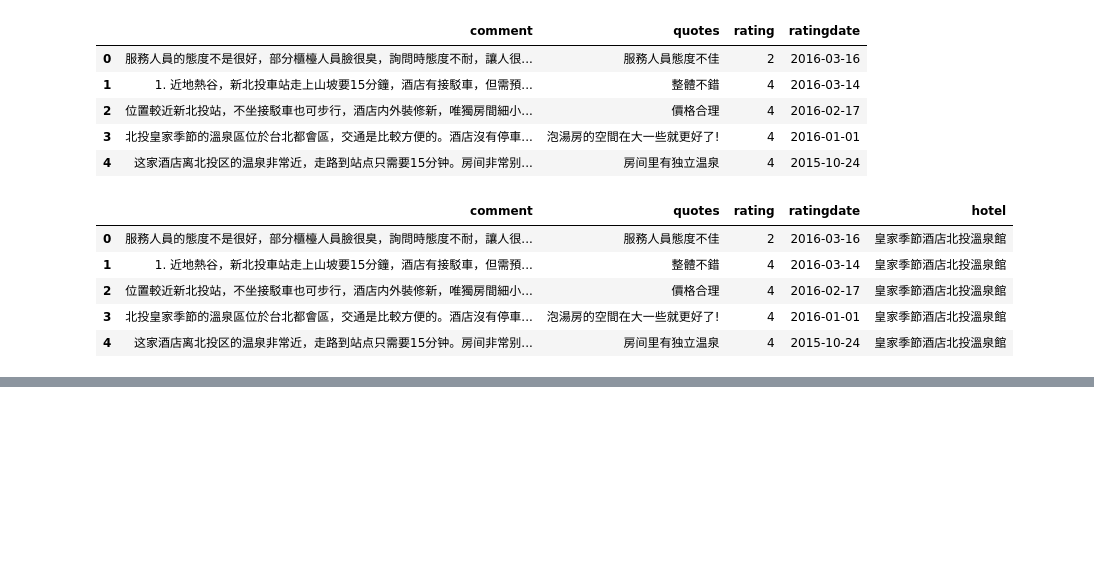
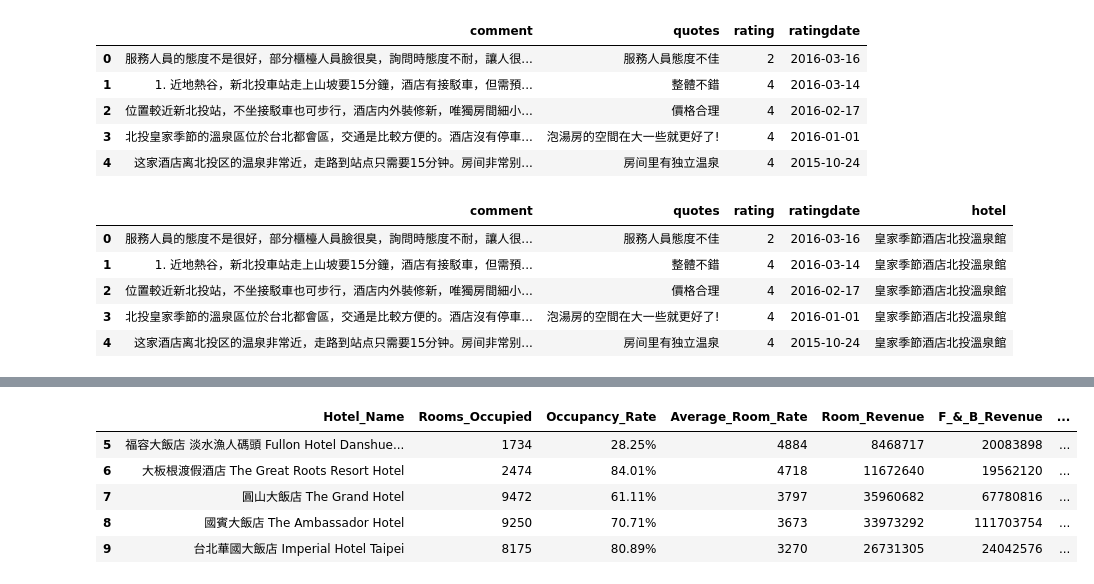
Before and after one commit to bcc2xp/pytravel, a Jupyter notebook: 20160417.ipynb, the cells around one changed output, grey strips where cells are left out. Drawn from its saved outputs; the diff is of its cells as text; code cells hidden in the pictures; blank space fills up the shorter version.

```diff
--- a/20160417.ipynb
+++ b/20160417.ipynb
@@ -556,0 +607,10 @@ print set(a) & set(b)
+# %%
+df = df.drop(df.columns[1], axis=1)
+df.head()
+# %% [output]
+|  | Hotel_Name | Rooms_Occupied | Occupancy_Rate | Average_Room_Rate | Room_Revenue | F_&_B_Revenue | ... |
+| 5 | 福容大飯店 淡水漁人碼頭 Fullon Hotel Danshue... | 1734 | 28.25% | 4884 | 8468717 | 20083898 | ... |
+| 6 | 大板根渡假酒店 The Great Roots Resort Hotel | 2474 | 84.01% | 4718 | 11672640 | 19562120 | ... |
+| 7 | 圓山大飯店 The Grand Hotel | 9472 | 61.11% | 3797 | 35960682 | 67780816 | ... |
+| 8 | 國賓大飯店 The Ambassador Hotel | 9250 | 70.71% | 3673 | 33973292 | 111703754 | ... |
+| 9 | 台北華國大飯店 Imperial Hotel Taipei | 8175 | 80.89% | 3270 | 26731305 | 24042576 | ... |
```
Also changed, not shown: parts of 13 cells of this notebook.
